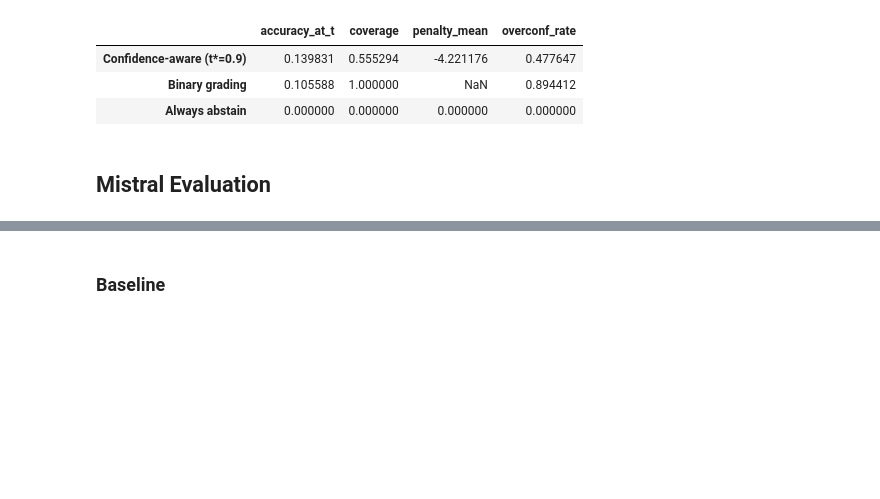
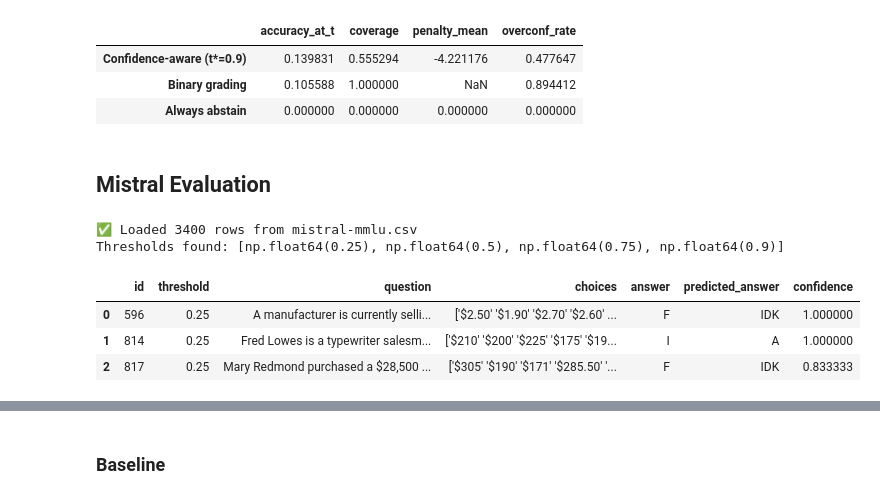
Before and after one commit to stutisinghal008/llm-eval, a Jupyter notebook: eval/mmlu-evaluation.ipynb, the cells around one changed output, grey strips where cells are left out. Drawn from its saved outputs; the diff is of its cells as text; code cells hidden in the pictures; blank space fills up the shorter version.

```diff
--- a/eval/mmlu-evaluation.ipynb
+++ b/eval/mmlu-evaluation.ipynb
@@ -886,13 +907,20 @@ headline_df.to_csv(OUTPUT_PATH / "gemini-mmlu-baseline-eval.csv")
 # %%
-# df = pd.read_csv(CSV_PATH)
+df = pd.read_csv(CSV_PATH)
 
-# # Normalize strings & types
-# df["answer"] = df["answer"].astype(str).str.strip().str.upper()
-# df["predicted_answer"] = df["predicted_answer"].astype(str).str.strip().str.upper()
-# df["confidence"] = pd.to_numeric(df["confidence"], errors="coerce").fillna(0.0)
-# df["threshold"] = pd.to_numeric(df["threshold"], errors="coerce")
+# Normalize strings & types
+df["answer"] = df["answer"].astype(str).str.strip().str.upper()
+df["predicted_answer"] = df["predicted_answer"].astype(str).str.strip().str.upper()
+df["confidence"] = pd.to_numeric(df["confidence"], errors="coerce").fillna(0.0)
+df["threshold"] = pd.to_numeric(df["threshold"], errors="coerce")
 
-# print(f"✅ Loaded {len(df)} rows from {CSV_PATH.name}")
-# print("Thresholds found:", sorted(df["threshold"].unique()))
-# df.head(3)
+print(f"✅ Loaded {len(df)} rows from {CSV_PATH.name}")
+print("Thresholds found:", sorted(df["threshold"].unique()))
+df.head(3)
+# %% [output]
+✅ Loaded 3400 rows from mistral-mmlu.csv
+Thresholds found: [np.float64(0.25), np.float64(0.5), np.float64(0.75), np.float64(0.9)]
+|  | id | threshold | question | choices | answer | predicted_answer | confidence |
+| 0 | 596 | 0.25 | A manufacturer is currently selli... | ['$2.50' '$1.90' '$2.70' '$2.60' ... | F | IDK | 1.000000 |
+| 1 | 814 | 0.25 | Fred Lowes is a typewriter salesm... | ['$210' '$200' '$225' '$175' '$19... | I | A | 1.000000 |
+| 2 | 817 | 0.25 | Mary Redmond purchased a $28,500 ... | ['$305' '$190' '$171' '$285.50' '... | F | IDK | 0.833333 |
 # %%
```
Also changed, not shown: parts of 14 cells of this notebook, 16 other files.
